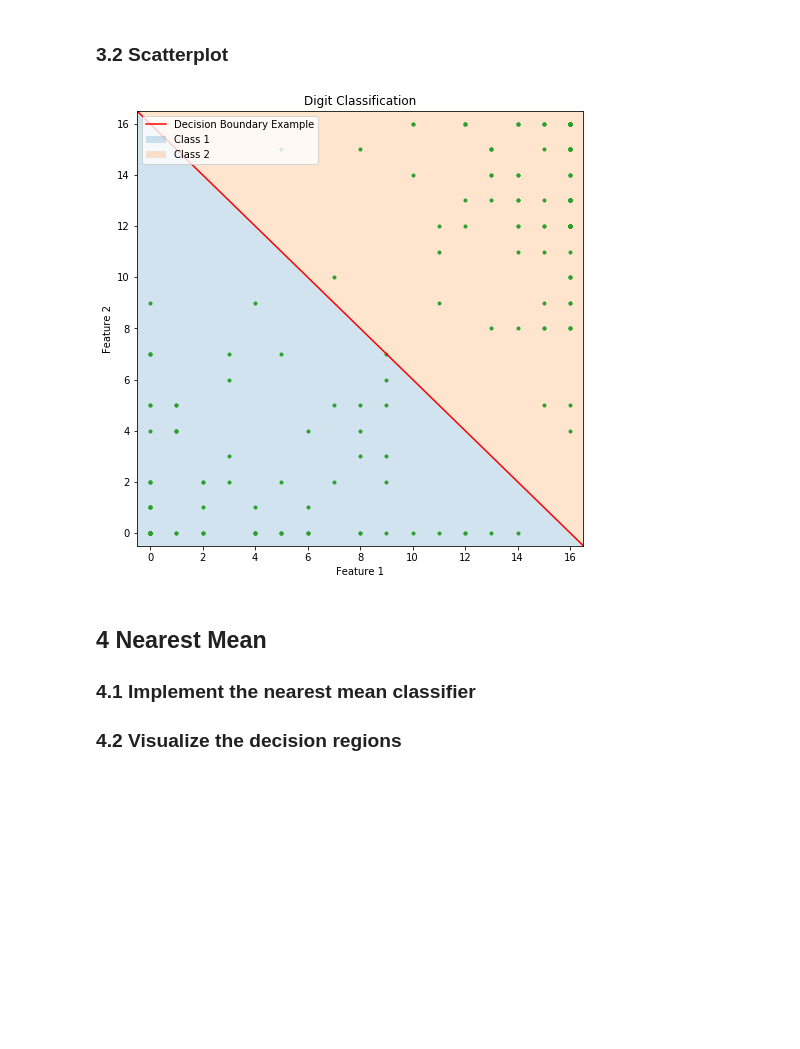
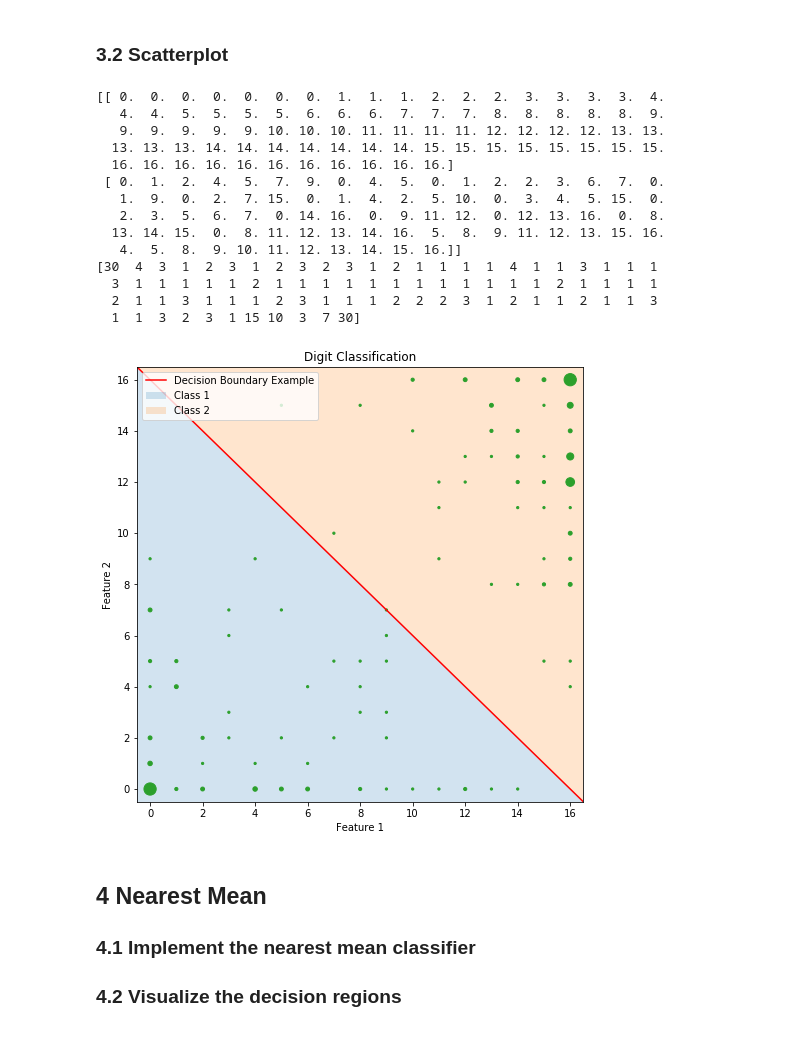
Before and after one commit to LarsKue/FML, a Jupyter notebook: ex02/qda-lda.ipynb, the cells around one changed output. Drawn from its saved outputs; the diff is of its cells as text; code cells hidden in the pictures; blank space fills up the shorter version.

Commit message:
Marker size changes depending on how many data points there are here

```diff
--- a/ex02/qda-lda.ipynb
+++ b/ex02/qda-lda.ipynb
@@ -112,27 +112,43 @@ print(reduced_x.shape)
 # %%
 def line(x):
     return 16 - x
 
 line_x = np.linspace(-5, 20, 1000)
 line_y = line(line_x)
 
 plt.figure(figsize=(8, 8))
 plt.fill_between(line_x, -5, line_y, alpha=0.2, label="Class 1")
 plt.fill_between(line_x, line_y, 20, alpha=0.2, label="Class 2")
 
 
+unique, counts = np.unique(reduced_x, axis=1, return_counts=True)
+
 plt.plot(line_x, line_y, label="Decision Boundary Example", color="red")
-plt.scatter(reduced_x[0], reduced_x[1], marker=".")
+plt.scatter(unique[0], unique[1], s=5 * counts)
 plt.xlabel("Feature 1")
 plt.ylabel("Feature 2")
 plt.xlim(-0.5, 16.5)
 plt.ylim(-0.5, 16.5)
 plt.title("Digit Classification")
 plt.legend(loc="upper left")
 
 plt.show()
 # %% [output]
+[[ 0.  0.  0.  0.  0.  0.  0.  1.  1.  1.  2.  2.  2.  3.  3.  3.  3.  4.
+   4.  4.  5.  5.  5.  5.  6.  6.  6.  7.  7.  7.  8.  8.  8.  8.  8.  9.
+   9.  9.  9.  9.  9. 10. 10. 10. 11. 11. 11. 11. 12. 12. 12. 12. 13. 13.
+  13. 13. 13. 14. 14. 14. 14. 14. 14. 14. 15. 15. 15. 15. 15. 15. 15. 15.
+  16. 16. 16. 16. 16. 16. 16. 16. 16. 16. 16.]
+ [ 0.  1.  2.  4.  5.  7.  9.  0.  4.  5.  0.  1.  2.  2.  3.  6.  7.  0.
+   1.  9.  0.  2.  7. 15.  0.  1.  4.  2.  5. 10.  0.  3.  4.  5. 15.  0.
+   2.  3.  5.  6.  7.  0. 14. 16.  0.  9. 11. 12.  0. 12. 13. 16.  0.  8.
+  13. 14. 15.  0.  8. 11. 12. 13. 14. 16.  5.  8.  9. 11. 12. 13. 15. 16.
+   4.  5.  8.  9. 10. 11. 12. 13. 14. 15. 16.]]
+[30  4  3  1  2  3  1  2  3  2  3  1  2  1  1  1  1  4  1  1  3  1  1  1
+  3  1  1  1  1  1  2  1  1  1  1  1  1  1  1  1  1  1  1  2  1  1  1  1
+  2  1  1  3  1  1  1  2  3  1  1  1  2  2  2  3  1  2  1  1  2  1  1  3
+  1  1  3  2  3  1 15 10  3  7 30]
-[figure, old version]
+[figure, new version]
 # %% [markdown]
 ## 4 Nearest Mean
 ### 4.1 Implement the nearest mean classifier
```
Also changed, not shown: parts of 1 cell of this notebook.
